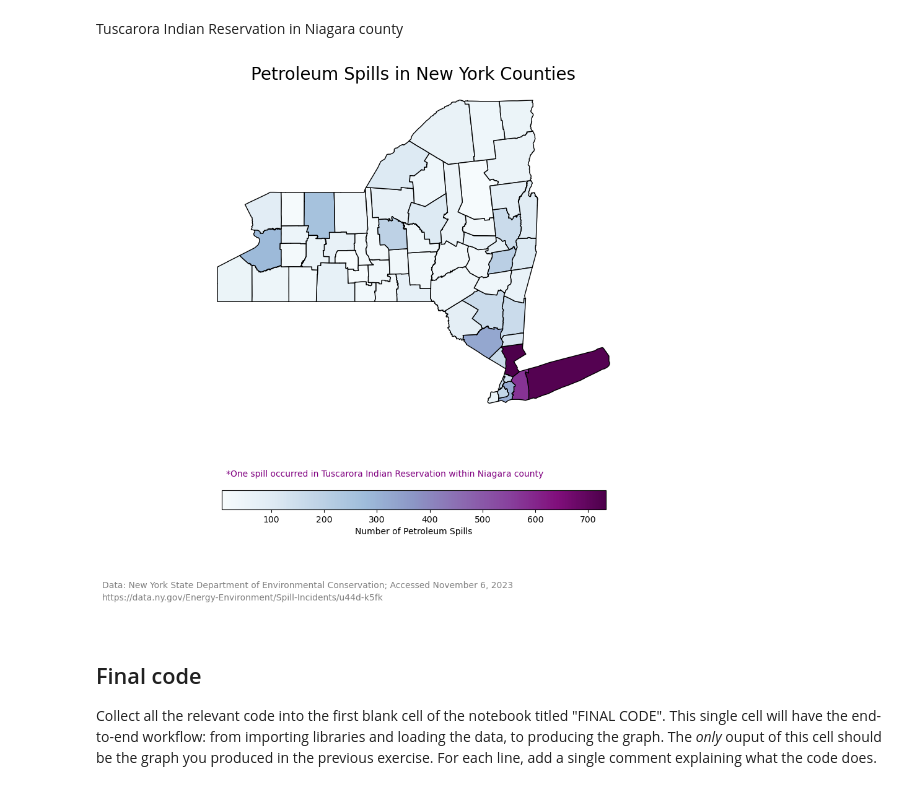
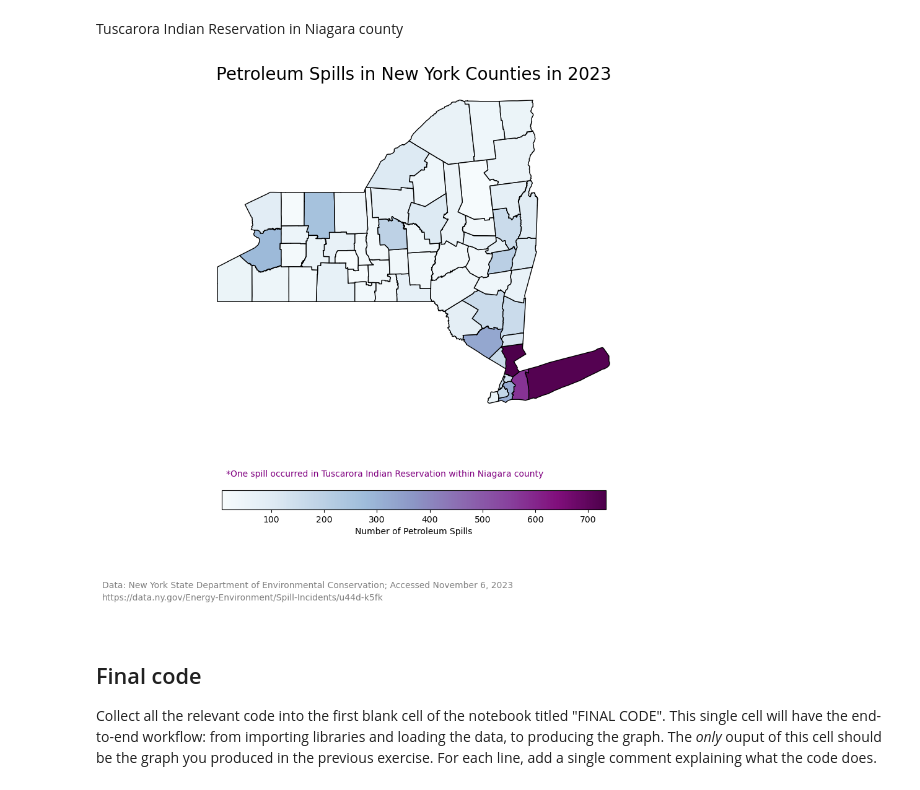
Before and after one commit to shmuir/eds-220-assignment-3, a Jupyter notebook: hwk3-task1-spills.ipynb, the cells around one changed output. Saved outputs shown, nothing was run; the diff lists cells and outputs as text; code cells hidden in the pictures.

```diff
--- a/hwk3-task1-spills.ipynb
+++ b/hwk3-task1-spills.ipynb
@@ -527,44 +529,44 @@ Your map should have (at least) the following updates:
 # %% [markdown]
 Tuscarora Indian Reservation in Niagara county
 # %%
-fig, ax = plt.subplots(figsize=(10, 10))
+fig, ax = plt.subplots(figsize=(10, 10)) # initialize plot
 
-ax.axis('off')
+ax.axis('off') # remove axis
 
 ny_counties.plot(ax=ax,
-                      column='n_spills',
+                      column='n_spills', # color by number of spills
                        cmap='BuPu',
-                       legend=True,
+                       legend=True, # add legend
                        edgecolor='black',
-                       legend_kwds={'shrink':.8,
+                       legend_kwds={'shrink':.8, # make legend smaller
                                     'label': 'Number of Petroleum Spills',
-                                    'orientation': 'horizontal'
+                                    'orientation': 'horizontal' # legend horizontal
                                     })
 
-ax.annotate("*One spill occurred in Tuscarora Indian Reservation within Niagara county",
+ax.annotate("*One spill occurred in Tuscarora Indian Reservation within Niagara county", # add annotation for the reservation spill
             xy=(.21, .23), # position
             xycoords = 'figure fraction',
             fontsize=10,
             color='purple')
 
-ax.annotate("Data: New York State Department of Environmental Conservation; Accessed November 6, 2023",
+ax.annotate("Data: New York State Department of Environmental Conservation; Accessed November 6, 2023", # add annotation for data source
             xy=(.01, .05), # position
             xycoords = 'figure fraction',
             fontsize=10,
             color='grey')
 
-ax.annotate("https://data.ny.gov/Energy-Environment/Spill-Incidents/u44d-k5fk",
+ax.annotate("https://data.ny.gov/Energy-Environment/Spill-Incidents/u44d-k5fk", # add annotation for data link
             xy=(.01, .03), # position
             xycoords = 'figure fraction',
             fontsize=10,
             color='grey')
 
-ax.set_title('Petroleum Spills in New York Counties',  fontsize=20)
+ax.set_title('Petroleum Spills in New York Counties in 2023', fontsize=20) # add title
 
 
 plt.show()
 # %% [output]
-[figure, old version]
+[figure, new version]
 # %% [markdown]
 ## Final code
 
```
Also changed, not shown: parts of 13 cells of this notebook.
